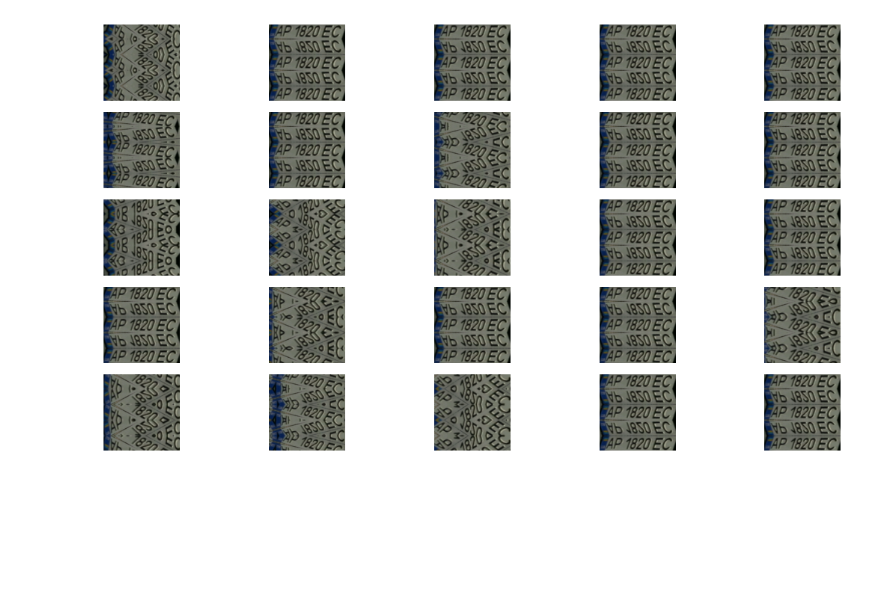
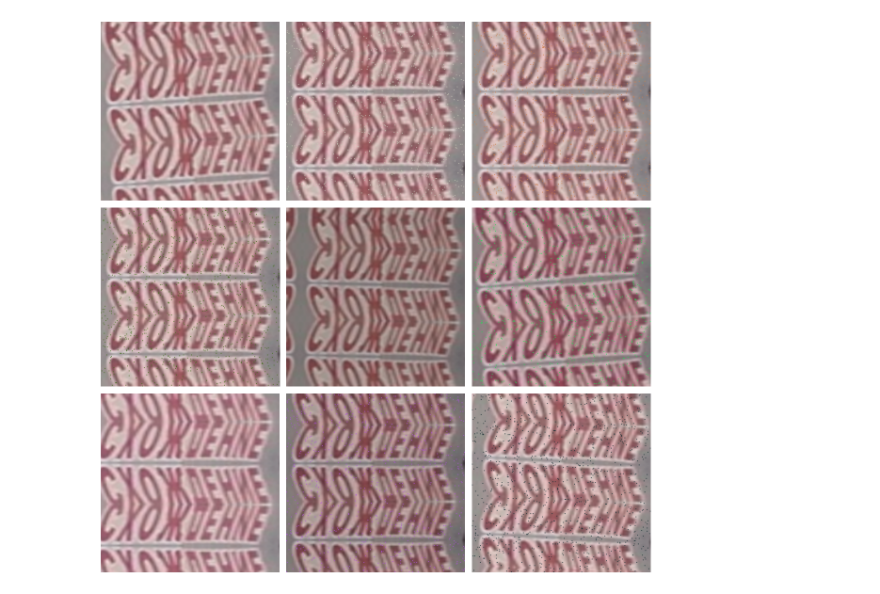
Before and after one commit to Anaiya798/YSDA-Labelling-Course-Project-Round-1, a Jupyter notebook: MobileNetV2-main/check_data.ipynb, the cells around one changed output. Saved outputs shown, nothing was run; the diff lists cells and outputs as text; code cells hidden in the pictures; blank space fills up the shorter version.

```diff
--- a/MobileNetV2-main/check_data.ipynb
+++ b/MobileNetV2-main/check_data.ipynb
@@ -11,8 +12,10 @@ import matplotlib.pyplot as plt
 # %%
 train_transform = A.Compose([
     A.LongestMaxSize(max_size=224),
-    A.ShiftScaleRotate(p=0.5),
     A.PadIfNeeded(224, 224),
+    A.ShiftScaleRotate(p=0.5, rotate_limit=5),
+    A.ColorJitter(hue=0.02),
+    A.PixelDropout(drop_value=None, dropout_prob=0.02),
 ])
 dataset = CarNumbersDataset('../dataset/classification/train.csv', transform=train_transform)
 # %%
@@ -20,7 +23,7 @@ def visualize_augmentations(dataset, idx=0, samples=10, cols=5):
     dataset = copy.deepcopy(dataset)
     dataset.transform = A.Compose([t for t in dataset.transform if not isinstance(t, (A.Normalize, ToTensorV2))])
     rows = samples // cols
-    figure, ax = plt.subplots(nrows=rows, ncols=cols, figsize=(12, 6))
+    figure, ax = plt.subplots(nrows=rows, ncols=cols, figsize=(12, 12))
     for i in range(samples):
         image, _ = dataset[idx]
         ax.ravel()[i].imshow(image)
@@ -29,6 +32,6 @@ def visualize_augmentations(dataset, idx=0, samples=10, cols=5):
     plt.show()
 # %%
 index = np.random.randint(len(dataset))
-visualize_augmentations(dataset, idx=index, samples=25)
+visualize_augmentations(dataset, idx=index, samples=9, cols=3)
 # %% [output]
-[figure, old version]
+[figure, new version]
```
Also changed, not shown: parts of 3 cells of this notebook, 1 other file.
